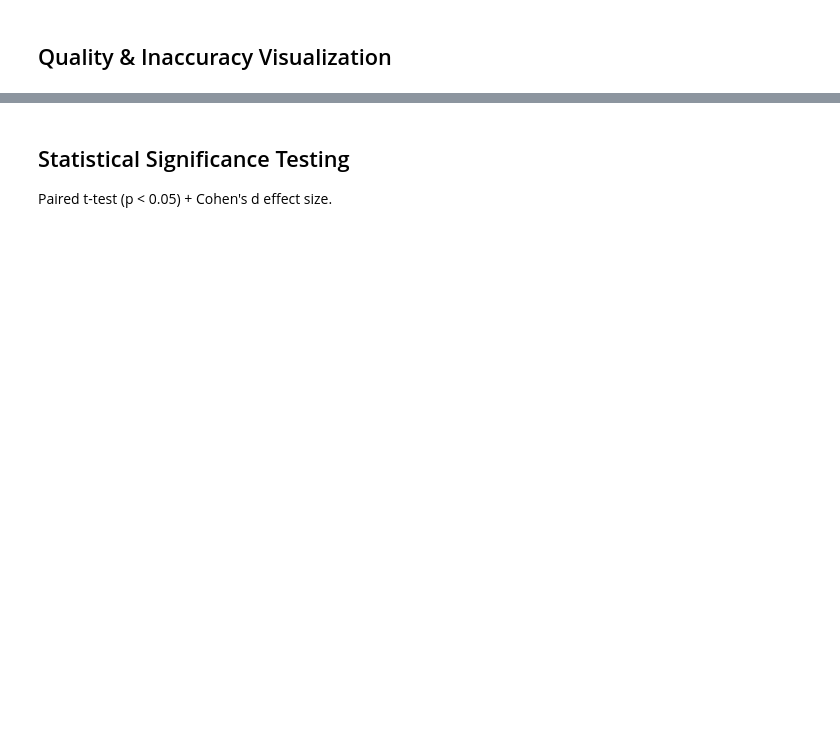
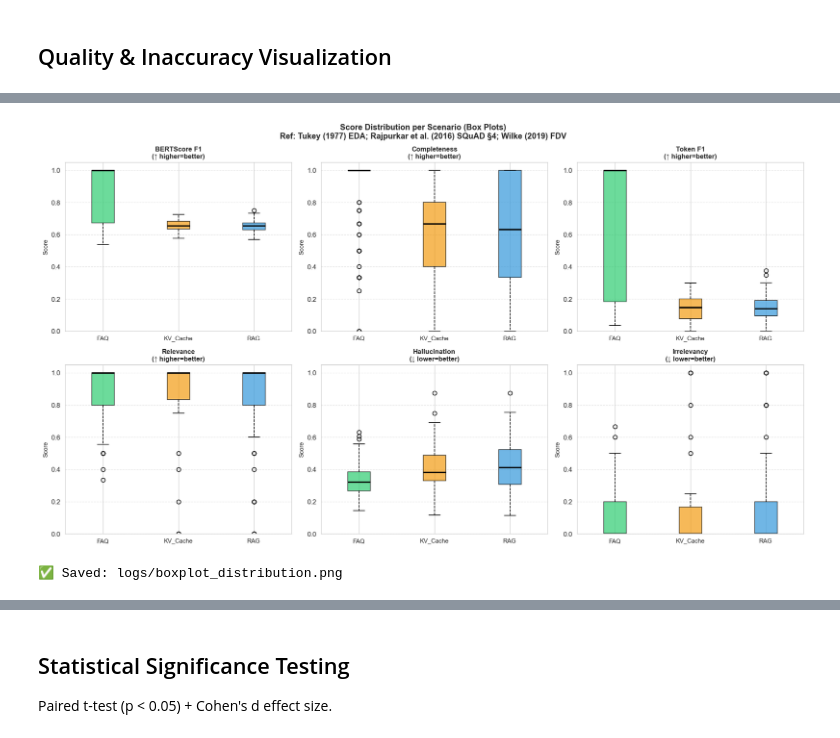
Before and after one commit to samuelsitio26/llm-chatbot-RAG-CAG, a Jupyter notebook: notebooks/Evaluate.ipynb, the cells around one changed output, grey strips where cells are left out. Drawn from its saved outputs; the diff is of its cells as text; code cells hidden in the pictures; blank space fills up the shorter version.

```diff
--- a/notebooks/Evaluate.ipynb
+++ b/notebooks/Evaluate.ipynb
@@ -1257,0 +1614,79 @@ print("✅ Saved: logs/quality_metrics.png")
+# %%
+# 📦 SCORE DISTRIBUTION — BOX PLOTS
+#
+# Justifikasi:
+#   Box plot menampilkan median, IQR, dan outlier secara eksplisit
+#   (Tukey 1977, Exploratory Data Analysis).
+#   Rajpurkar et al. (2016) SQuAD §4 menggunakan distribusi per-metric
+#   untuk membandingkan antar-skenario secara statistik bermakna.
+#   Wilke (2019) Fundamentals of Data Visualization: box plot lebih informatif
+#   dari bar chart untuk data berdistribusi tidak simetris.
+#
+# Metric (higher-is-better kecuali Hallucination & Irrelevancy):
+
+_box_metrics = [
+    ('bert',   'BERTScore F1',  True),
+    ('comp',   'Completeness',  True),
+    ('tf1',    'Token F1',      True),
+    ('rel',    'Relevance',     True),
+    ('hall',   'Hallucination', False),   # lower = better
+    ('irr',    'Irrelevancy',   False),   # lower = better
+]
+
+_scen_colors = {
+    'FAQ':      '#2ecc71',
+    'KV_Cache': '#f39c12',
+    'RAG':      '#3498db',
+    'CAG':      '#e74c3c',
+}
+
+fig, axes = plt.subplots(2, 3, figsize=(16, 9))
+fig.suptitle(
+    'Score Distribution per Scenario (Box Plots)\n'
+    'Ref: Tukey (1977) EDA; Rajpurkar et al. (2016) SQuAD §4; Wilke (2019) FDV',
+    fontsize=12, fontweight='bold'
+)
+
+for ax, (mkey, mlabel, higher_better) in zip(axes.flat, _box_metrics):
+    data_series = []
+    labels_bp   = []
+    colors_bp   = []
+
+    for scen, sres in scenario_results.items():
+        vals_clean = [
+            r.get('metrics', {}).get(mkey, float('nan'))
+            for r in sres
+        ]
+        vals_clean = [v for v in vals_clean if v == v]  # drop NaN
+        if vals_clean:
+            data_series.append(vals_clean)
+            labels_bp.append(scen)
+            colors_bp.append(_scen_colors.get(scen, '#95a5a6'))
+
+    if not data_series:
+        ax.set_visible(False)
+        continue
+
+    bp = ax.boxplot(
+        data_series, patch_artist=True, notch=False,
+        medianprops=dict(color='black', linewidth=2),
+        whiskerprops=dict(linestyle='--'),
+    )
+    for patch, color in zip(bp['boxes'], colors_bp):
+        patch.set_facecolor(color)
+        patch.set_alpha(0.7)
+
+    ax.set_xticklabels(labels_bp, fontsize=9)
+    direction = '↑ higher=better' if higher_better else '↓ lower=better'
+    ax.set_title(f'{mlabel}\n({direction})', fontsize=10, fontweight='bold')
+    ax.set_ylabel('Score', fontsize=9)
+    ax.yaxis.grid(True, linestyle='--', alpha=0.5)
+    ax.set_ylim(0, 1.05)
+
+plt.tight_layout()
+plt.savefig('../logs/boxplot_distribution.png', dpi=150, bbox_inches='tight')
+plt.show()
+print("✅ Saved: logs/boxplot_distribution.png")
+# %% [output]
+[figure, added]
+✅ Saved: logs/boxplot_distribution.png
```
Also changed, not shown: parts of 17 cells of this notebook, 18 other files.
